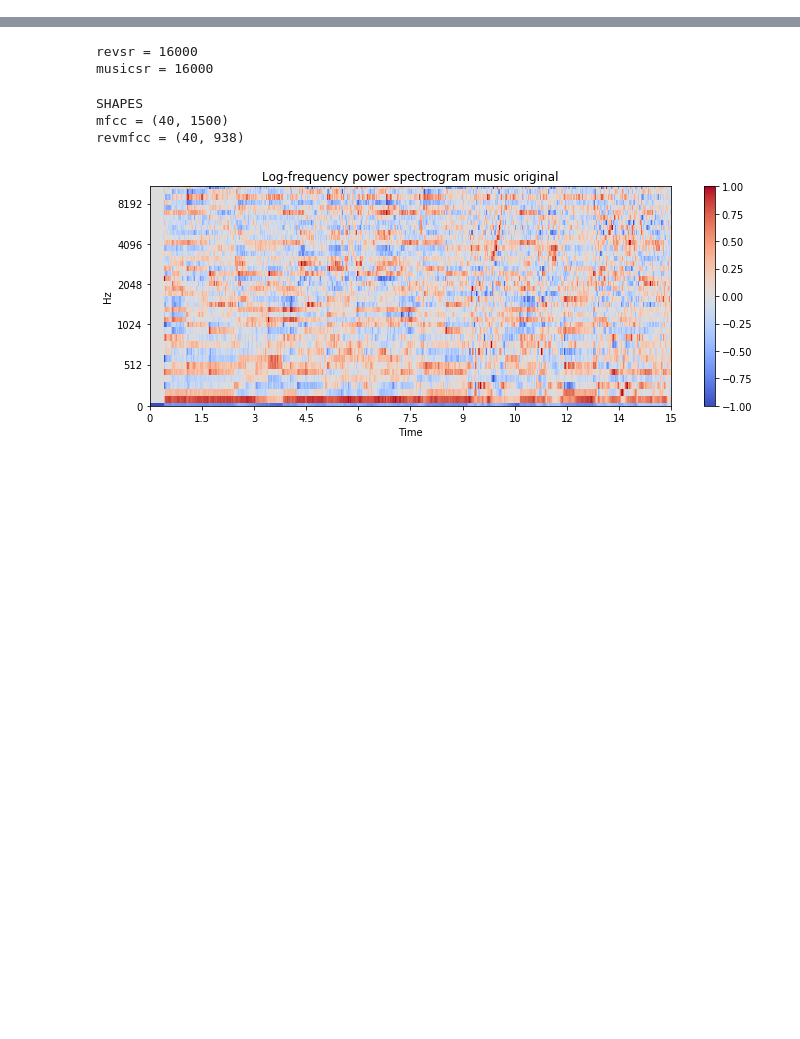
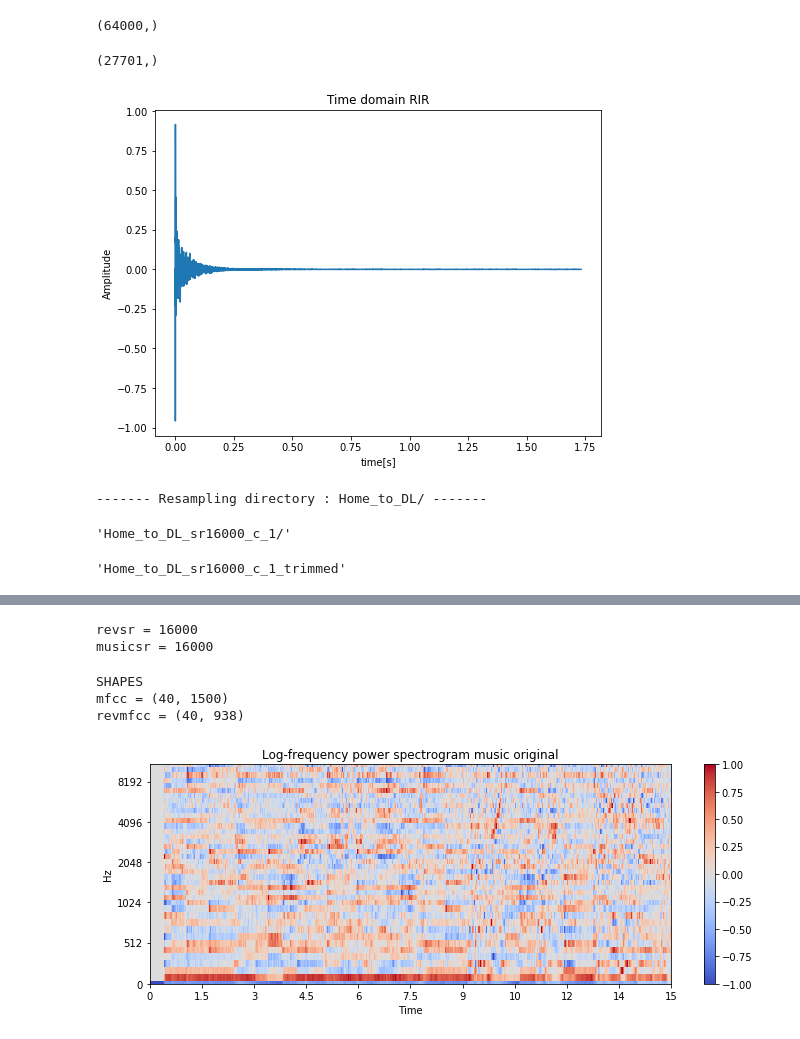
Before and after one commit to polocallens/room-acoustic-characterization, a Jupyter notebook: Notebooks/mfcc_plot_preprocess_analysis.ipynb, the cells around one changed output, grey strips where cells are left out. Cells and saved outputs as stored; diff of their text form; code cells hidden in the pictures; blank space fills up the shorter version.

```diff
--- a/Notebooks/mfcc_plot_preprocess_analysis.ipynb
+++ b/Notebooks/mfcc_plot_preprocess_analysis.ipynb
@@ -19,0 +10,20 @@ or from the matplotlib source distribution
+# %%
+time.shape
+# %% [output]
+(64000,)
+# %%
+rir.shape
+# %% [output]
+(27701,)
+# %%
+fs, rir = wavfile.read('Home_to_DL_sr16000_c_1_trimmed/LivingRoomHB_RIR.wav')
+#librosa.display.waveplot(np.float32(rir),fs)
+plt.figure(figsize=(8,6))
+time = np.linspace(0, len(rir)/fs, num=len(rir))
+plt.plot(time,rir)
+plt.xlabel('time[s]')
+plt.ylabel('Amplitude')
+plt.title('Time domain RIR')
+plt.savefig('RIR.png')
+# %% [output]
+[figure, added]
@@ -19,0 +32,9 @@ or from the matplotlib source distribution
+# %%
+resample_audio_dir('Home_to_DL/')
+# %% [output]
+------- Resampling directory : Home_to_DL/ -------
+'Home_to_DL_sr16000_c_1/'
+# %%
+trim_silence_dir('Home_to_DL_sr16000_c_1/')
+# %% [output]
+'Home_to_DL_sr16000_c_1_trimmed'
```
Also changed, not shown: parts of 16 cells of this notebook, 8 other files.
